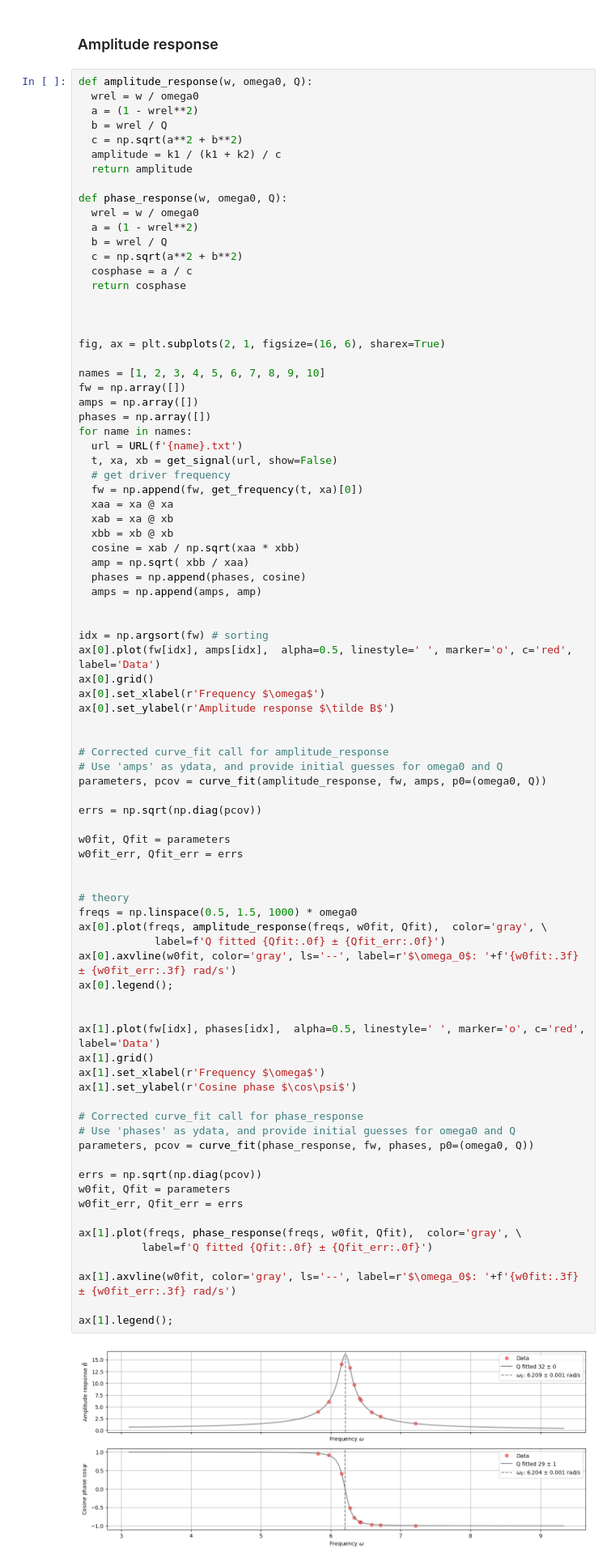
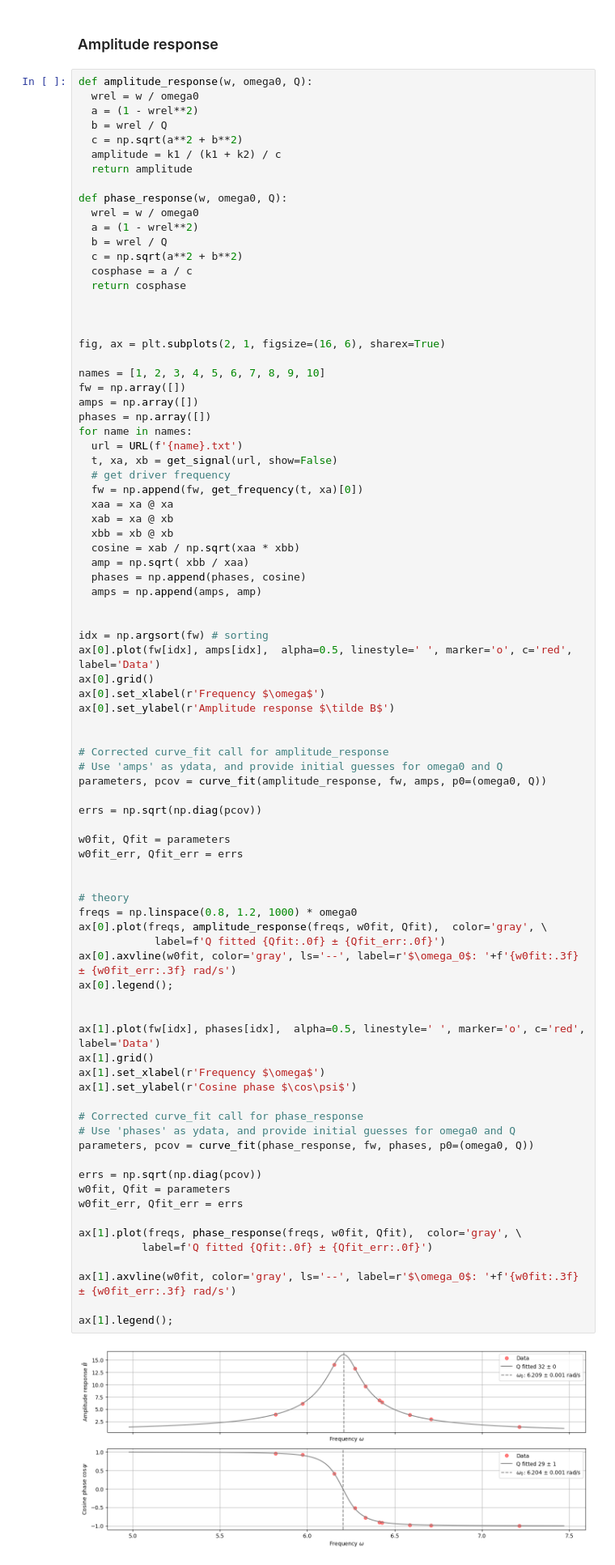
Before and after one commit to tphlabs/data, a Jupyter notebook: Lab3_CO/2026.03/Lab3_Oscillator_Experiment.ipynb, the cells around one changed output. Shown at 81% size. Saved outputs shown, nothing was run; the diff lists cells and outputs as text.

```diff
--- a/Lab3_CO/2026.03/Lab3_Oscillator_Experiment.ipynb
+++ b/Lab3_CO/2026.03/Lab3_Oscillator_Experiment.ipynb
@@ -238,35 +238,35 @@ w0fit, Qfit = parameters
 w0fit_err, Qfit_err = errs
 
 
 # theory
-freqs = np.linspace(0.5, 1.5, 1000) * omega0
+freqs = np.linspace(0.8, 1.2, 1000) * omega0
 ax[0].plot(freqs, amplitude_response(freqs, w0fit, Qfit),  color='gray', \
             label=f'Q fitted {Qfit:.0f} ± {Qfit_err:.0f}')
 ax[0].axvline(w0fit, color='gray', ls='--', label=r'$\omega_0$: '+f'{w0fit:.3f} ± {w0fit_err:.3f} rad/s')
 ax[0].legend();
 
 
 ax[1].plot(fw[idx], phases[idx],  alpha=0.5, linestyle=' ', marker='o', c='red', label='Data')
 ax[1].grid()
 ax[1].set_xlabel(r'Frequency $\omega$')
 ax[1].set_ylabel(r'Cosine phase $\cos\psi$')
 
 # Corrected curve_fit call for phase_response
 # Use 'phases' as ydata, and provide initial guesses for omega0 and Q
 parameters, pcov = curve_fit(phase_response, fw, phases, p0=(omega0, Q))
 
 errs = np.sqrt(np.diag(pcov))
 w0fit, Qfit = parameters
 w0fit_err, Qfit_err = errs
 
 ax[1].plot(freqs, phase_response(freqs, w0fit, Qfit),  color='gray', \
           label=f'Q fitted {Qfit:.0f} ± {Qfit_err:.0f}')
 
 ax[1].axvline(w0fit, color='gray', ls='--', label=r'$\omega_0$: '+f'{w0fit:.3f} ± {w0fit_err:.3f} rad/s')
 
 ax[1].legend();
 # %% [output]
-[figure, old version]
+[figure, new version]
 # %% [markdown]
 # Two degrees of freedom
 
```
